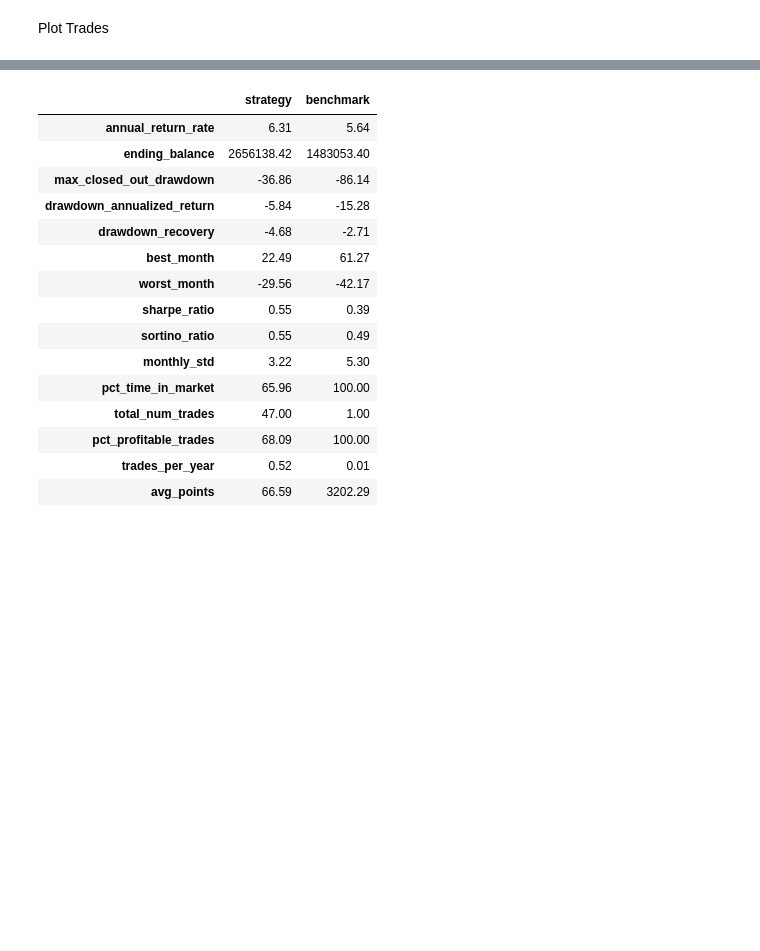
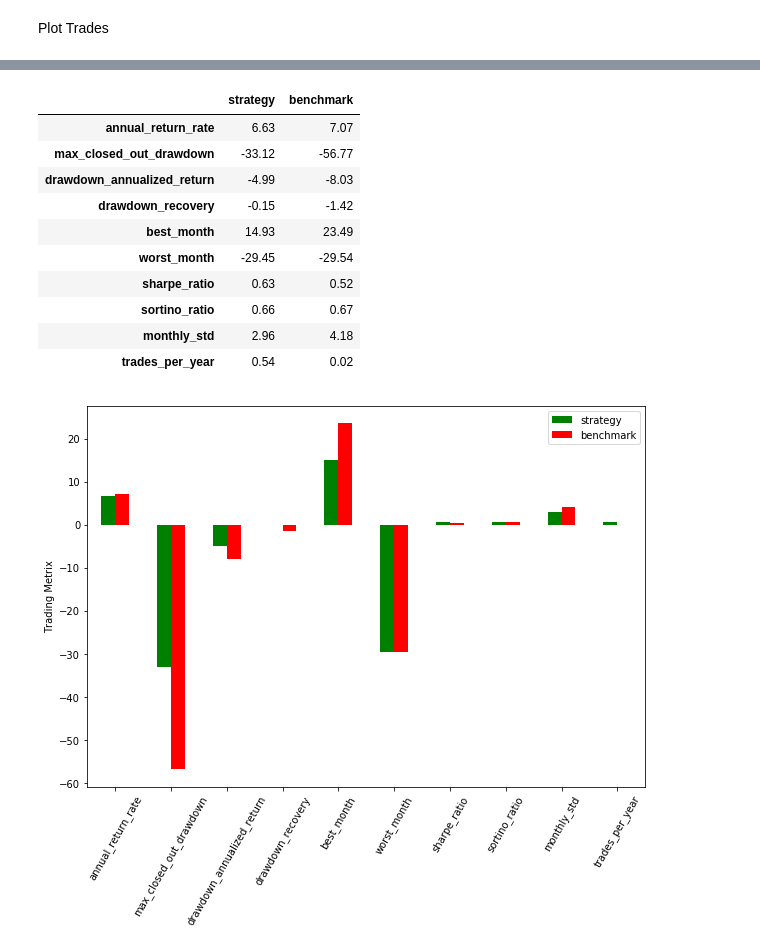
Before and after one commit to fja05680/pinkfish, a Jupyter notebook: examples/golden-cross/golden-cross.ipynb, the cells around one changed output, grey strips where cells are left out. Saved outputs shown, nothing was run; the diff lists cells and outputs as text; code cells hidden in the pictures; blank space fills up the shorter version.

```diff
--- a/examples/golden-cross/golden-cross.ipynb
+++ b/examples/golden-cross/golden-cross.ipynb
@@ -39,6 +39,8 @@ Some global data
 # %%
 symbol = '^GSPC'
 #symbol = 'SPY'
+#symbol = '^DJI'
+#symbol = 'DJA'
 #symbol = 'DIA'
 #symbol = 'QQQ'
 #symbol = 'IWM'
@@ -47,13 +49,13 @@ symbol = '^GSPC'
 #symbol = 'AAPL'
 #symbol = 'BBRY'
 capital = 10000
-start = datetime.datetime(1900, 1, 1)
-#start = datetime.datetime.strptime(pf.SP500_BEGIN, '%Y-%m-%d')
+#start = datetime.datetime(1900, 1, 1)
+start = datetime.datetime.strptime(pf.SP500_BEGIN, '%Y-%m-%d')
 end = datetime.datetime.now()
 # %% [markdown]
 Include dividends? (If yes, set to True)
 # %%
-use_adj = True
+use_adj = False
 # %% [markdown]
 Fetch symbol data from internet; use cache if available.
 # %%
@@ -349,36 +342,27 @@ Bar Graph: Strategy vs Benchmark
 # %%
 metrics = ('annual_return_rate',
-           'ending_balance',
            'max_closed_out_drawdown',
            'drawdown_annualized_return',
            'drawdown_recovery',
            'best_month',
            'worst_month',
            'sharpe_ratio',
            'sortino_ratio',
            'monthly_std',
-           'pct_time_in_market',
-           'total_num_trades',
-           'pct_profitable_trades',
-           'trades_per_year',
-           'avg_points')
+           'trades_per_year')
 
-df = pf.summary2(stats, benchmark.stats, *metrics)
+df = pf.plot_bar_graph(stats, benchmark.stats, *metrics)
 df
 # %% [output]
 |  | strategy | benchmark |
-| annual_return_rate | 6.31 | 5.64 |
-| ending_balance | 2656138.42 | 1483053.40 |
-| max_closed_out_drawdown | -36.86 | -86.14 |
-| drawdown_annualized_return | -5.84 | -15.28 |
-| drawdown_recovery | -4.68 | -2.71 |
-| best_month | 22.49 | 61.27 |
-| worst_month | -29.56 | -42.17 |
-| sharpe_ratio | 0.55 | 0.39 |
-| sortino_ratio | 0.55 | 0.49 |
-| monthly_std | 3.22 | 5.30 |
-| pct_time_in_market | 65.96 | 100.00 |
-| total_num_trades | 47.00 | 1.00 |
-| pct_profitable_trades | 68.09 | 100.00 |
-| trades_per_year | 0.52 | 0.01 |
-| avg_points | 66.59 | 3202.29 |
+| annual_return_rate | 6.63 | 7.07 |
+| max_closed_out_drawdown | -33.12 | -56.77 |
+| drawdown_annualized_return | -4.99 | -8.03 |
+| drawdown_recovery | -0.15 | -1.42 |
+| best_month | 14.93 | 23.49 |
+| worst_month | -29.45 | -29.54 |
+| sharpe_ratio | 0.63 | 0.52 |
+| sortino_ratio | 0.66 | 0.67 |
+| monthly_std | 2.96 | 4.18 |
+| trades_per_year | 0.54 | 0.02 |
+[figure, added]
```
Also changed, not shown: parts of 13 cells of this notebook.
